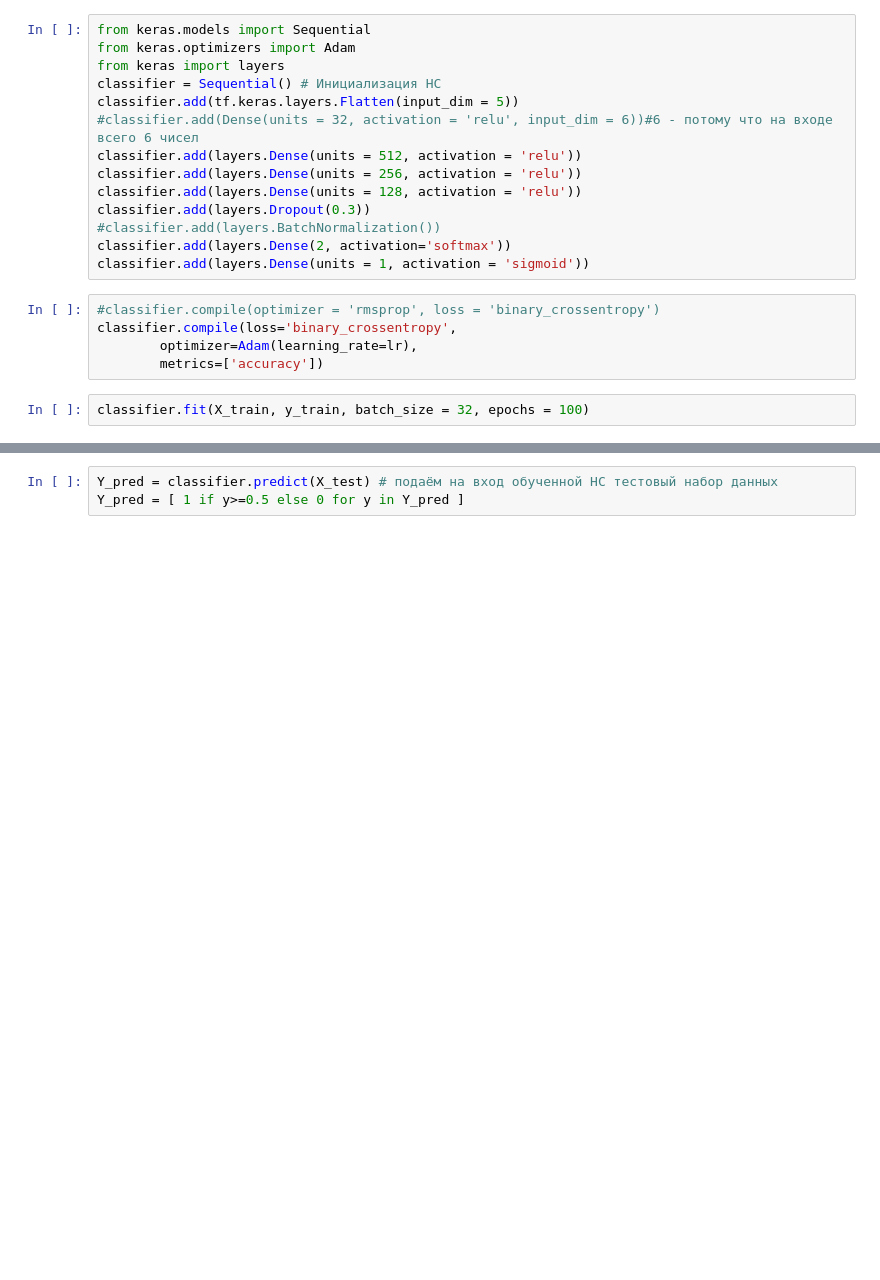
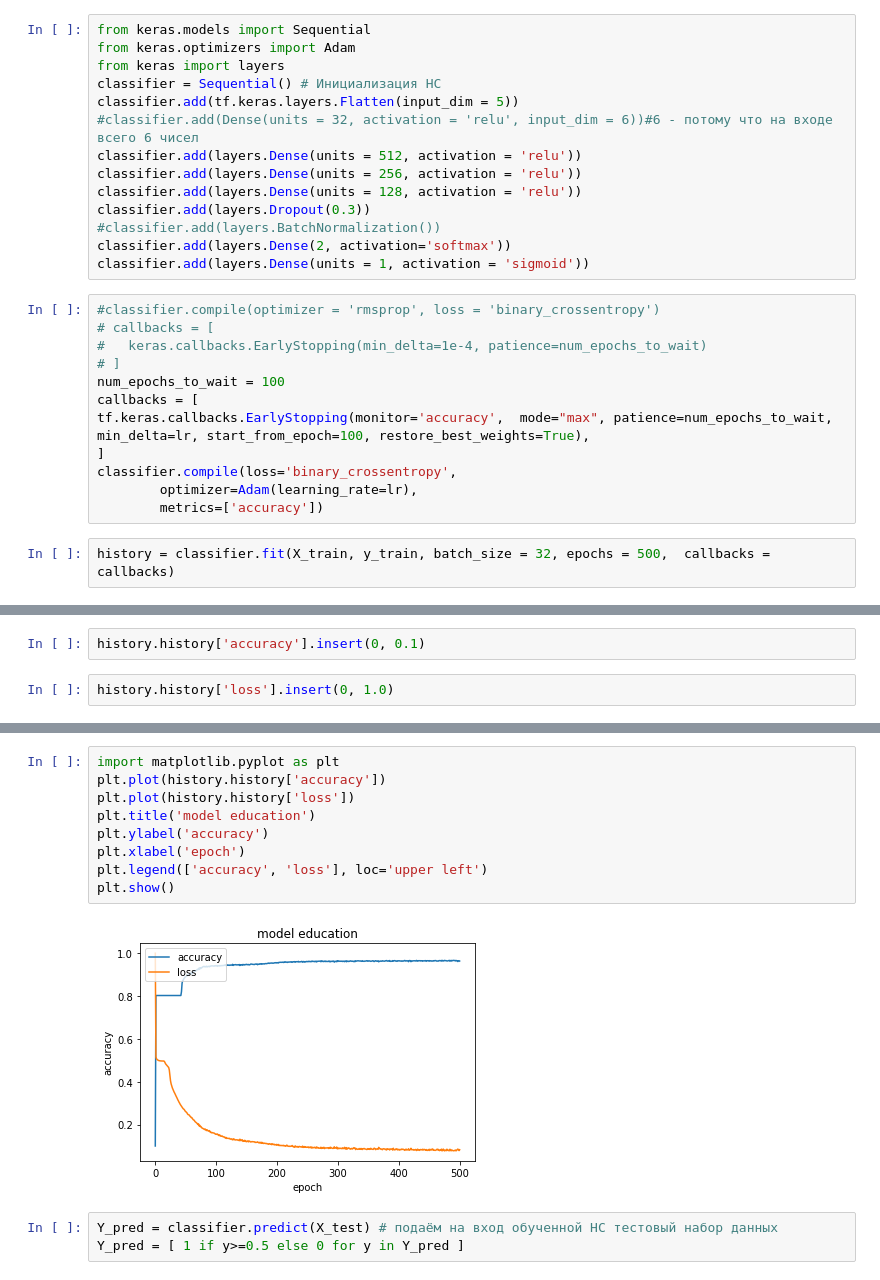
Before and after one commit to leksandre/collaboration-neural-networks, a Jupyter notebook: Untitled3.ipynb, the cells around one changed output, grey strips where cells are left out. Cells and saved outputs as stored; diff of their text form; blank space fills up the shorter version.

```diff
--- a/Untitled3.ipynb
+++ b/Untitled3.ipynb
@@ -284,9 +273,16 @@ classifier.add(layers.Dense(2, activation='softmax'))
 classifier.add(layers.Dense(units = 1, activation = 'sigmoid'))
 # %%
 #classifier.compile(optimizer = 'rmsprop', loss = 'binary_crossentropy')
+# callbacks = [
+#   keras.callbacks.EarlyStopping(min_delta=1e-4, patience=num_epochs_to_wait)
+# ]
+num_epochs_to_wait = 100
+callbacks = [
+tf.keras.callbacks.EarlyStopping(monitor='accuracy',  mode="max", patience=num_epochs_to_wait, min_delta=lr, start_from_epoch=100, restore_best_weights=True),
+]
 classifier.compile(loss='binary_crossentropy',
         optimizer=Adam(learning_rate=lr),
         metrics=['accuracy'])
 # %%
-classifier.fit(X_train, y_train, batch_size = 32, epochs = 100)
+history = classifier.fit(X_train, y_train, batch_size = 32, epochs = 500,  callbacks = callbacks)
 # %% [output]
@@ -310,0 +306,4 @@ Epoch 100/100
+# %%
+history.history['accuracy'].insert(0, 0.1)
+# %%
+history.history['loss'].insert(0, 1.0)
@@ -311,3 +330,14 @@ Epoch 100/100
+# %%
+import matplotlib.pyplot as plt
+plt.plot(history.history['accuracy'])
+plt.plot(history.history['loss'])
+plt.title('model education')
+plt.ylabel('accuracy')
+plt.xlabel('epoch')
+plt.legend(['accuracy', 'loss'], loc='upper left')
+plt.show()
+# %% [output]
+[figure, added]
 # %%
 Y_pred = classifier.predict(X_test) # подаём на вход обученной НС тестовый набор данных
 Y_pred = [ 1 if y>=0.5 else 0 for y in Y_pred ]
```
Also changed, not shown: parts of 7 cells of this notebook.
